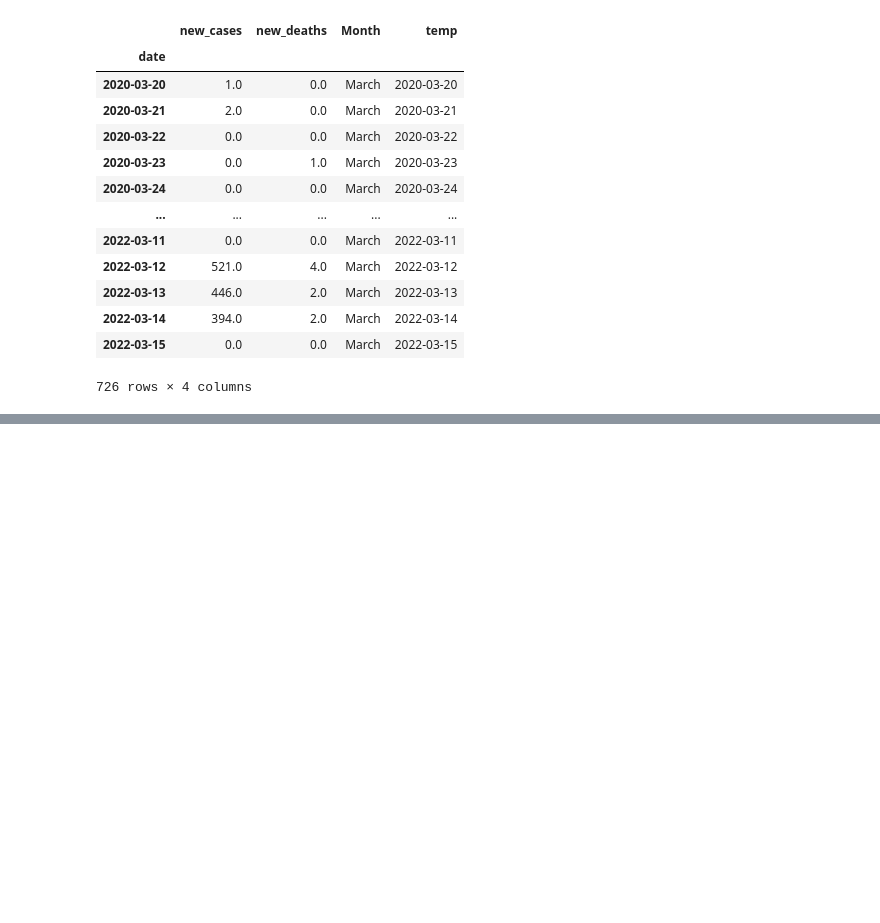
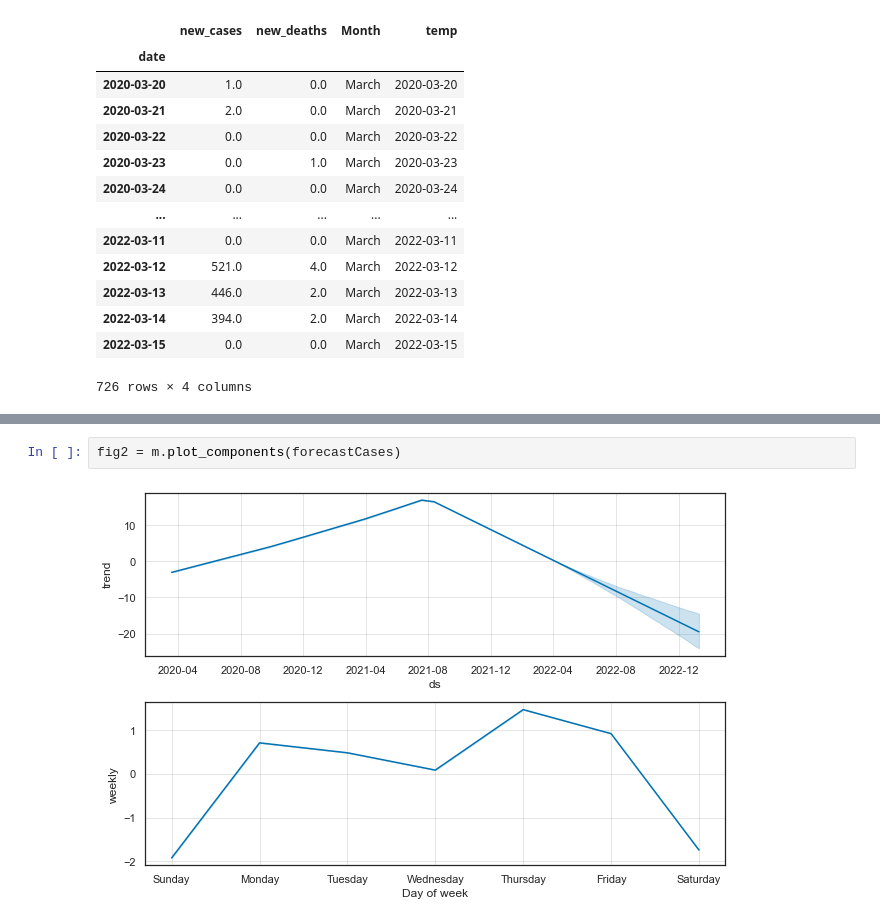
Before and after one commit to Bensylent/ZWE_Covid_TSA, a Jupyter notebook: ZWE_Cases_forecast.ipynb, the cells around one changed output, grey strips where cells are left out. Saved outputs shown, nothing was run; the diff lists cells and outputs as text; blank space fills up the shorter version.

```diff
--- a/ZWE_Cases_forecast.ipynb
+++ b/ZWE_Cases_forecast.ipynb
@@ -876,0 +909,4 @@ forecast[['Date', 'cases', 'cases_lower', 'cases_upper']].tail()
+# %%
+fig2 = m.plot_components(forecastCases)
+# %% [output]
+[figure, added]
```
Also changed, not shown: parts of 26 cells of this notebook.
